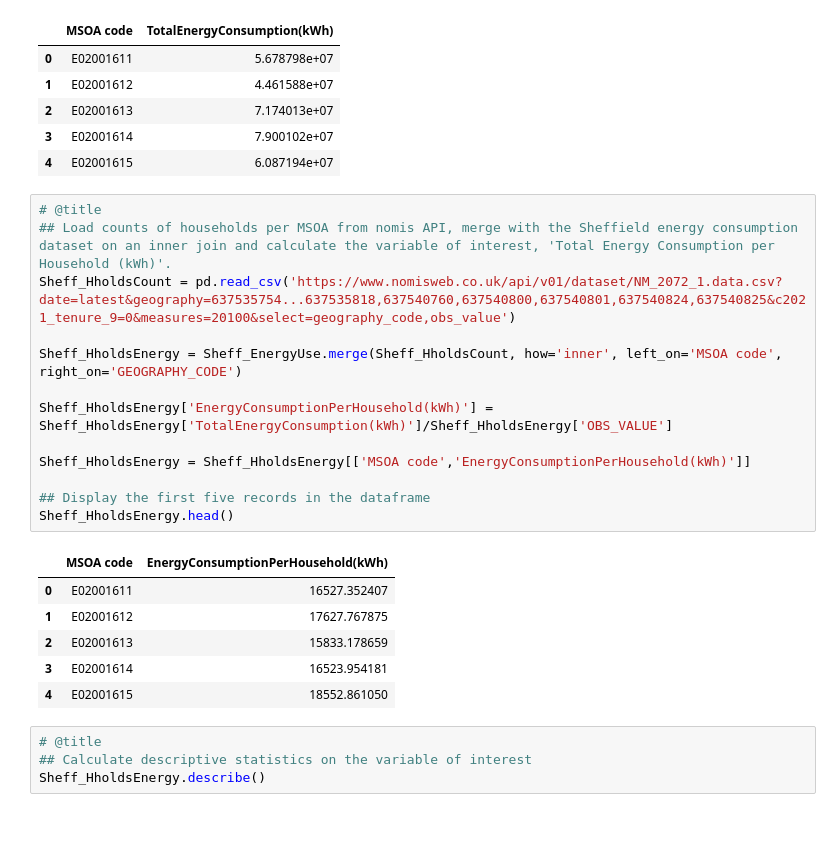
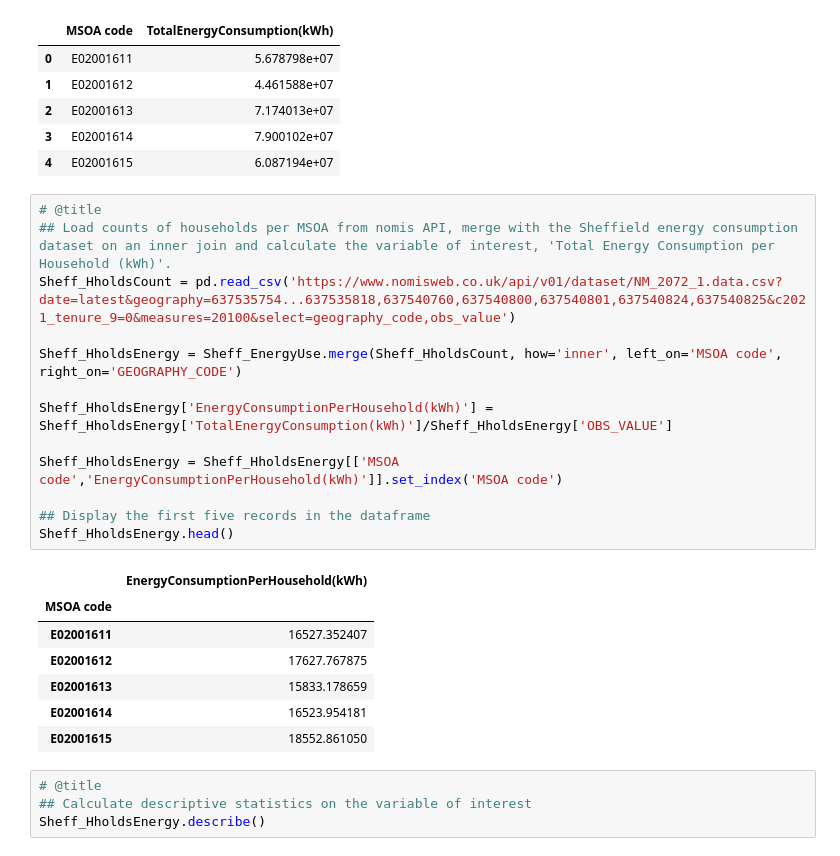
Before and after one commit to jwsn8667/GEOG5003M, a Jupyter notebook: GEOG5003_A2_201913950.ipynb, the cells around one changed output. Saved outputs shown, nothing was run; the diff lists cells and outputs as text; blank space fills up the shorter version.

```diff
--- a/GEOG5003_A2_201913950.ipynb
+++ b/GEOG5003_A2_201913950.ipynb
@@ -154,23 +156,24 @@ Sheff_EnergyUse.head()
 # %%
 # @title
 ## Load counts of households per MSOA from nomis API, merge with the Sheffield energy consumption dataset on an inner join and calculate the variable of interest, 'Total Energy Consumption per Household (kWh)'.
 Sheff_HholdsCount = pd.read_csv('https://www.nomisweb.co.uk/api/v01/dataset/NM_2072_1.data.csv?date=latest&geography=637535754...637535818,637540760,637540800,637540801,637540824,637540825&c2021_tenure_9=0&measures=20100&select=geography_code,obs_value')
 
 Sheff_HholdsEnergy = Sheff_EnergyUse.merge(Sheff_HholdsCount, how='inner', left_on='MSOA code', right_on='GEOGRAPHY_CODE')
 
 Sheff_HholdsEnergy['EnergyConsumptionPerHousehold(kWh)'] = Sheff_HholdsEnergy['TotalEnergyConsumption(kWh)']/Sheff_HholdsEnergy['OBS_VALUE']
 
-Sheff_HholdsEnergy = Sheff_HholdsEnergy[['MSOA code','EnergyConsumptionPerHousehold(kWh)']]
+Sheff_HholdsEnergy = Sheff_HholdsEnergy[['MSOA code','EnergyConsumptionPerHousehold(kWh)']].set_index('MSOA code')
 
 ## Display the first five records in the dataframe
 Sheff_HholdsEnergy.head()
 # %% [output]
-|  | MSOA code | EnergyConsumptionPerHousehold(kWh) |
-| 0 | E02001611 | 16527.352407 |
-| 1 | E02001612 | 17627.767875 |
-| 2 | E02001613 | 15833.178659 |
-| 3 | E02001614 | 16523.954181 |
-| 4 | E02001615 | 18552.861050 |
+|  | EnergyConsumptionPerHousehold(kWh) |
+| MSOA code |  |
+| E02001611 | 16527.352407 |
+| E02001612 | 17627.767875 |
+| E02001613 | 15833.178659 |
+| E02001614 | 16523.954181 |
+| E02001615 | 18552.861050 |
 # %%
 # @title
 ## Calculate descriptive statistics on the variable of interest
```
Also changed, not shown: parts of 6 cells of this notebook.
